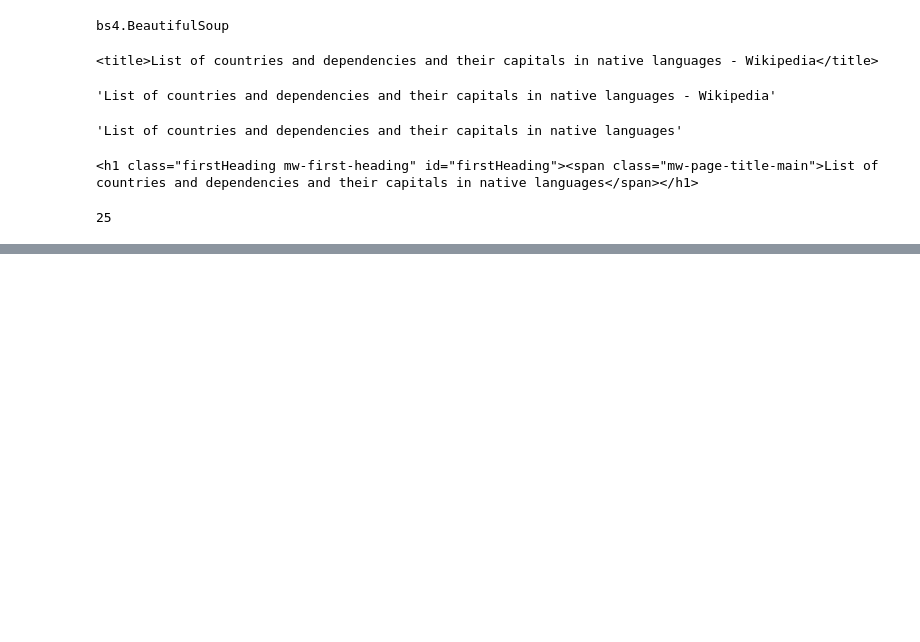
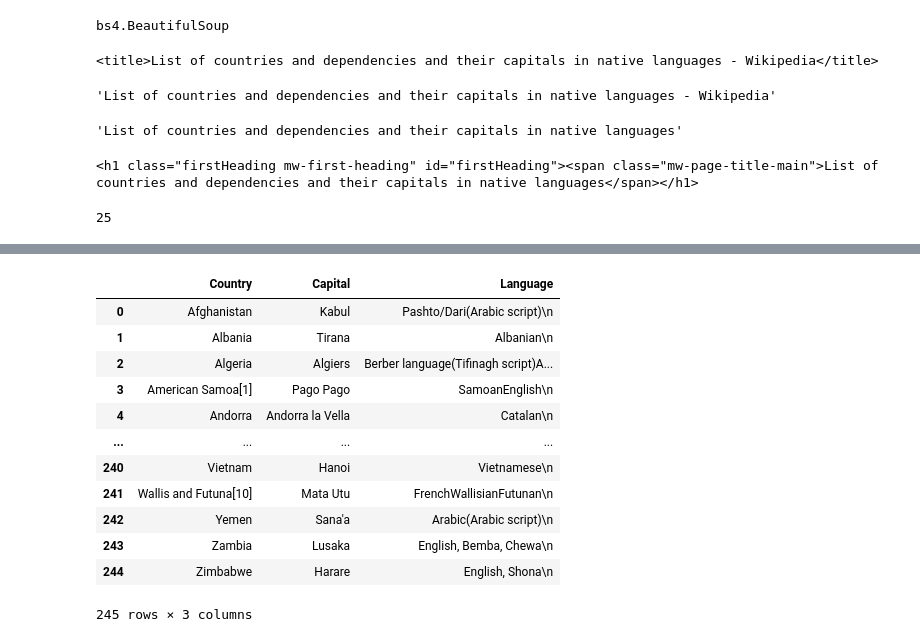
Before and after one commit to Abisheklimbu/Python_Data_Science, a Jupyter notebook: Web _Scraping_BeautifulSoup/scrape.ipynb, the cells around one changed output, grey strips where cells are left out. Saved outputs shown, nothing was run; the diff lists cells and outputs as text; code cells hidden in the pictures; blank space fills up the shorter version.

```diff
--- a/Web _Scraping_BeautifulSoup/scrape.ipynb
+++ b/Web _Scraping_BeautifulSoup/scrape.ipynb
@@ -193,0 +166,2 @@ all_table
+# %%
+N_country_table = all_table[13].find_all('tr')[1:]
@@ -193,0 +203,13 @@ all_table
+# %%
+for table in all_table:
+    all_tbody = table.find_all('tr')[1:]
+
+    for tr in all_tbody:
+        all_tds = tr.find_all('td')
+
+        country = all_tds[0].text
+        capital = all_tds[1].text
+        language = all_tds[-1].text
+
+        print(f"{country} == {capital} == {language}")
+        print()
@@ -193,0 +242,3 @@ all_table
+# %%
+# blank dataframe
+df = pd.DataFrame({}, columns=['Country','Capital','Language'])
@@ -193,0 +249,19 @@ all_table
+# %%
+for table in all_table:
+    all_tbody = table.find_all('tr')[1:]
+
+    for tr in all_tbody:
+        all_tds = tr.find_all('td')
+
+        country = all_tds[0].text
+        capital = all_tds[1].text
+        language = all_tds[-1].text
+
+        element = {'Country': country,
+                   'Capital':capital,
+                   'Language':language}
+
+        df = df.append(element, ignore_index=True)
+
+        print(f"{country} == {capital} == {language}")
+        print()
@@ -193,0 +286,16 @@ all_table
+# %%
+df
+# %% [output]
+|  | Country | Capital | Language |
+| 0 | Afghanistan | Kabul | Pashto/Dari(Arabic script)\n |
+| 1 | Albania | Tirana | Albanian\n |
+| 2 | Algeria | Algiers | Berber language(Tifinagh script)A... |
+| 3 | American Samoa[1] | Pago Pago | SamoanEnglish\n |
+| 4 | Andorra | Andorra la Vella | Catalan\n |
+| ... | ... | ... | ... |
+| 240 | Vietnam | Hanoi | Vietnamese\n |
+| 241 | Wallis and Futuna[10] | Mata Utu | FrenchWallisianFutunan\n |
+| 242 | Yemen | Sana'a | Arabic(Arabic script)\n |
+| 243 | Zambia | Lusaka | English, Bemba, Chewa\n |
+| 244 | Zimbabwe | Harare | English, Shona\n |
+245 rows × 3 columns
```
Also changed, not shown: parts of 28 cells of this notebook.
